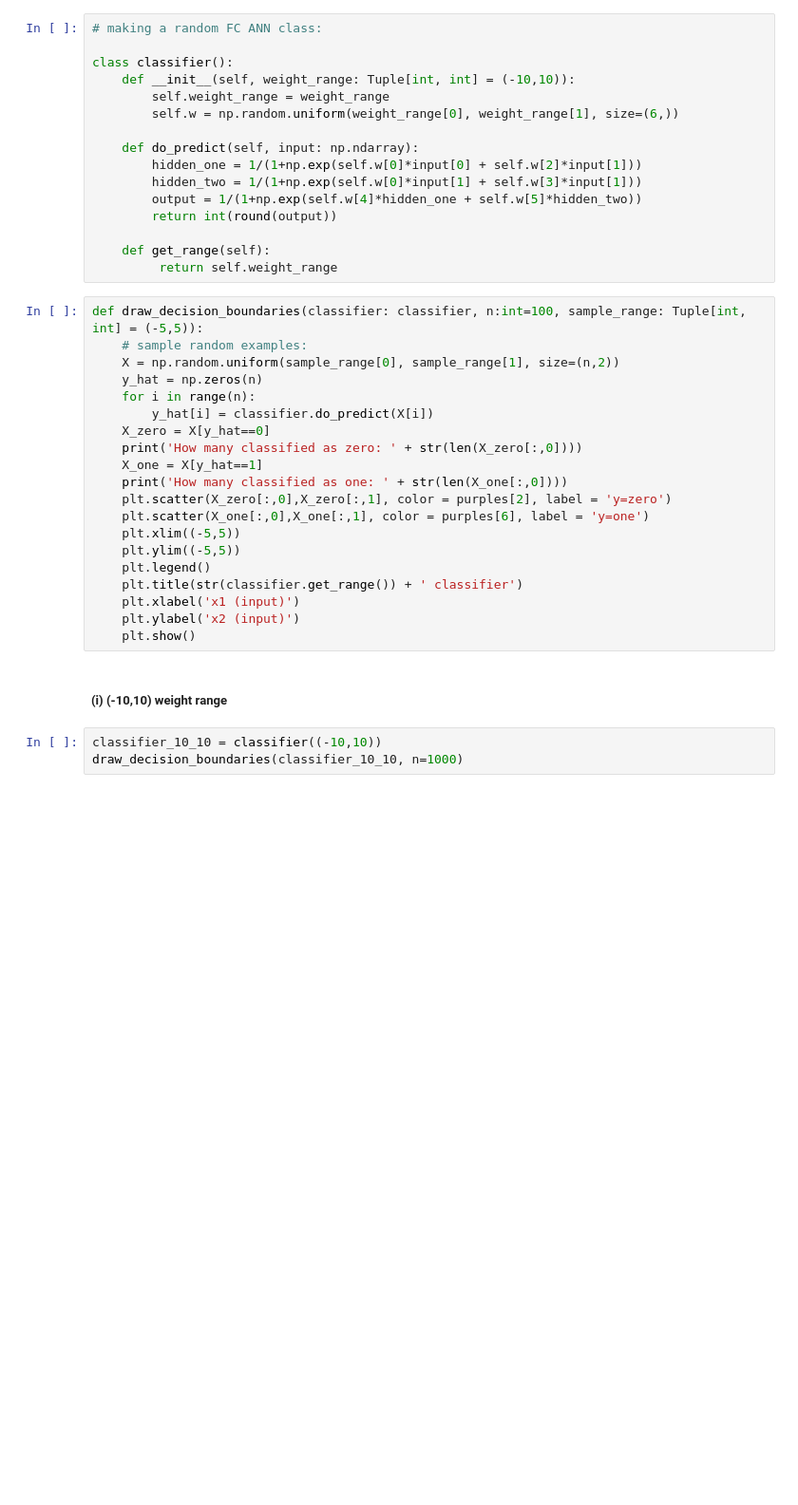
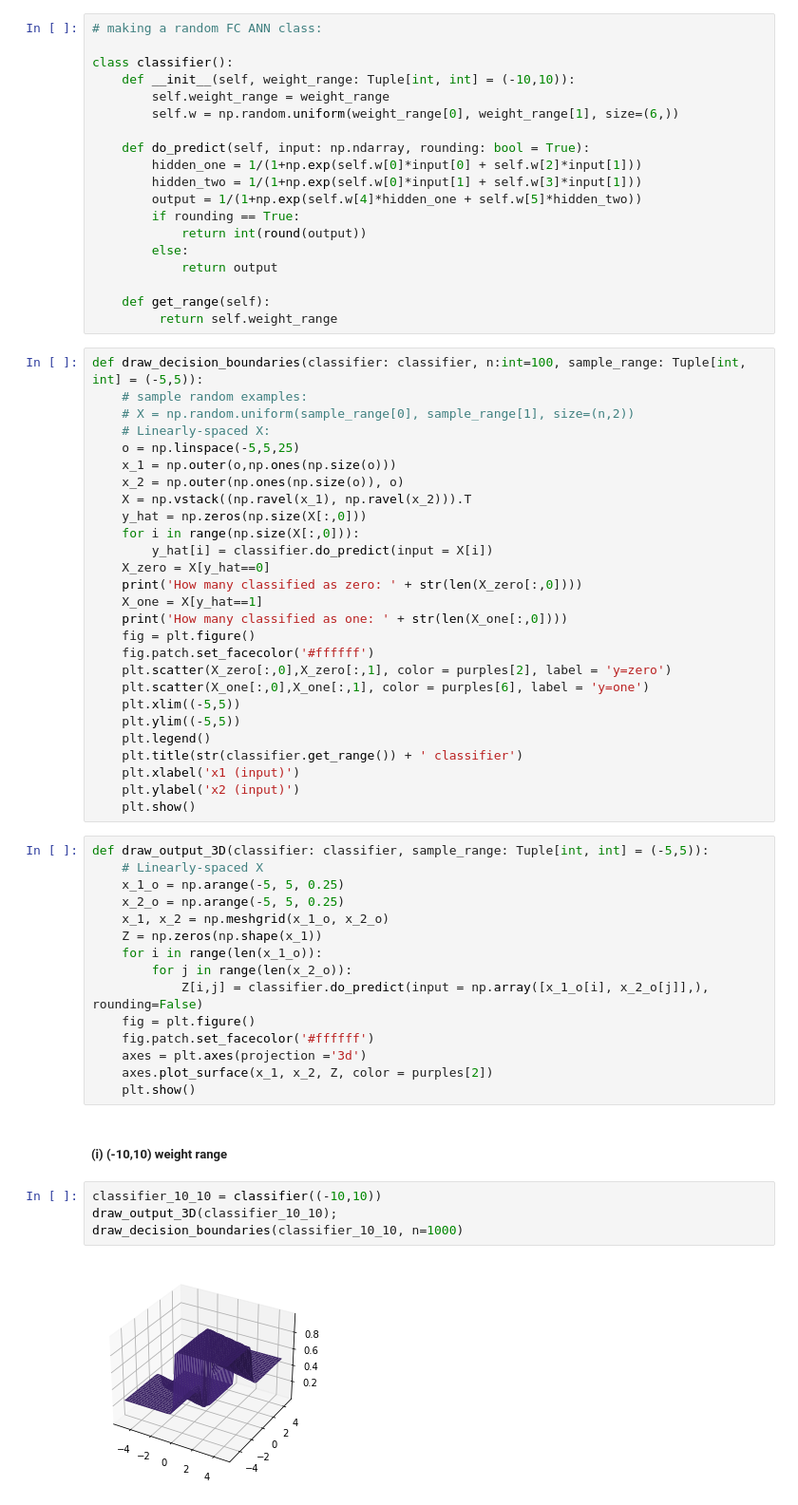
Before and after one commit to johnmays/ML_class_repo_hidden, a Jupyter notebook: written_assignments/HW4_code/HW4_25.ipynb, the cells around one changed output. Shown at 95% size. Drawn from its saved outputs; the diff is of its cells as text; blank space fills up the shorter version.

Commit message:
added new plots and surfaces for Q25

```diff
--- a/written_assignments/HW4_code/HW4_25.ipynb
+++ b/written_assignments/HW4_code/HW4_25.ipynb
@@ -17,25 +17,35 @@ class classifier():
         self.weight_range = weight_range
         self.w = np.random.uniform(weight_range[0], weight_range[1], size=(6,))
 
-    def do_predict(self, input: np.ndarray):
+    def do_predict(self, input: np.ndarray, rounding: bool = True):
         hidden_one = 1/(1+np.exp(self.w[0]*input[0] + self.w[2]*input[1]))
         hidden_two = 1/(1+np.exp(self.w[0]*input[1] + self.w[3]*input[1]))
         output = 1/(1+np.exp(self.w[4]*hidden_one + self.w[5]*hidden_two))
-        return int(round(output))
+        if rounding == True:
+            return int(round(output))
+        else:
+            return output
 
     def get_range(self):
          return self.weight_range
 # %%
 def draw_decision_boundaries(classifier: classifier, n:int=100, sample_range: Tuple[int, int] = (-5,5)):
     # sample random examples:
-    X = np.random.uniform(sample_range[0], sample_range[1], size=(n,2))
-    y_hat = np.zeros(n)
-    for i in range(n):
-        y_hat[i] = classifier.do_predict(X[i])
+    # X = np.random.uniform(sample_range[0], sample_range[1], size=(n,2))
+    # Linearly-spaced X:
+    o = np.linspace(-5,5,25)
+    x_1 = np.outer(o,np.ones(np.size(o)))
+    x_2 = np.outer(np.ones(np.size(o)), o)
+    X = np.vstack((np.ravel(x_1), np.ravel(x_2))).T
+    y_hat = np.zeros(np.size(X[:,0]))
+    for i in range(np.size(X[:,0])):
+        y_hat[i] = classifier.do_predict(input = X[i])
     X_zero = X[y_hat==0]
     print('How many classified as zero: ' + str(len(X_zero[:,0])))
     X_one = X[y_hat==1]
     print('How many classified as one: ' + str(len(X_one[:,0])))
+    fig = plt.figure()
+    fig.patch.set_facecolor('#ffffff')
     plt.scatter(X_zero[:,0],X_zero[:,1], color = purples[2], label = 'y=zero')
     plt.scatter(X_one[:,0],X_one[:,1], color = purples[6], label = 'y=one')
     plt.xlim((-5,5))
@@ -45,9 +55,26 @@ def draw_decision_boundaries(classifier: classifier, n:int=100, sample_range: Tu
     plt.xlabel('x1 (input)')
     plt.ylabel('x2 (input)')
     plt.show()
+# %%
+def draw_output_3D(classifier: classifier, sample_range: Tuple[int, int] = (-5,5)):
+    # Linearly-spaced X
+    x_1_o = np.arange(-5, 5, 0.25)
+    x_2_o = np.arange(-5, 5, 0.25)
+    x_1, x_2 = np.meshgrid(x_1_o, x_2_o)
+    Z = np.zeros(np.shape(x_1))
+    for i in range(len(x_1_o)):
+        for j in range(len(x_2_o)):
+            Z[i,j] = classifier.do_predict(input = np.array([x_1_o[i], x_2_o[j]],), rounding=False)
+    fig = plt.figure()
+    fig.patch.set_facecolor('#ffffff')
+    axes = plt.axes(projection ='3d')
+    axes.plot_surface(x_1, x_2, Z, color = purples[2])
+    plt.show()
 # %% [markdown]
 ##### (i) (-10,10) weight range
 # %%
 classifier_10_10 = classifier((-10,10))
+draw_output_3D(classifier_10_10);
 draw_decision_boundaries(classifier_10_10, n=1000)
 # %% [output]
+[figure, new version]
```
Also changed, not shown: parts of 8 cells of this notebook, 7 other files.
